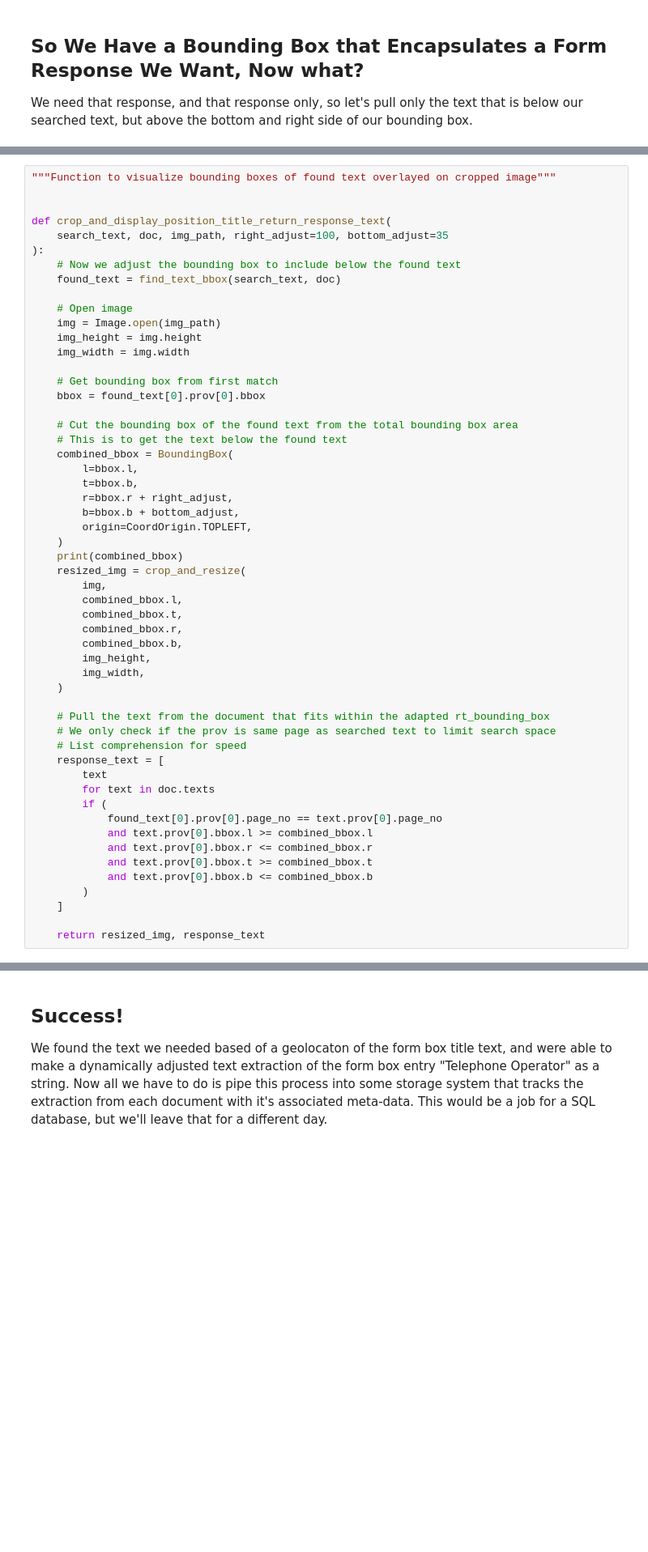
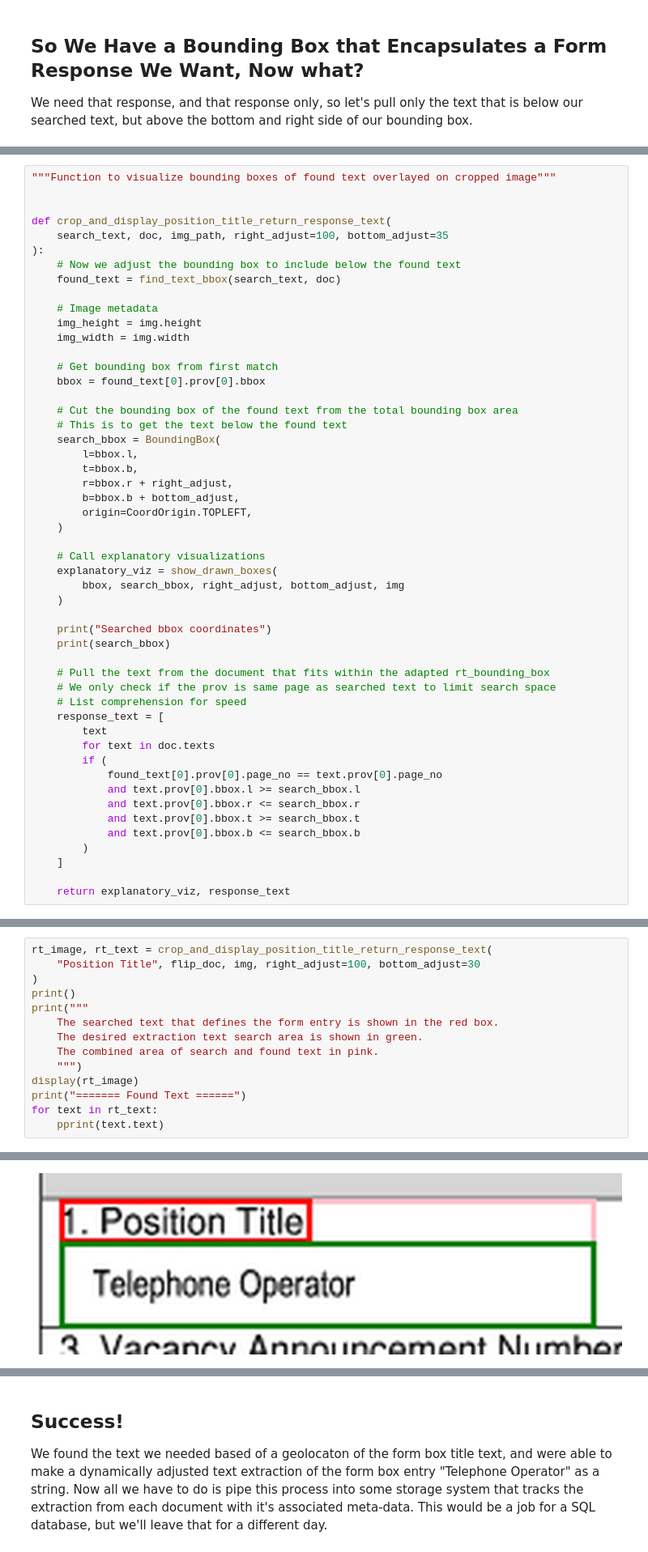
Before and after one commit to JoeHelbing/OCR-VLM-Embedding-Comprehensive-Testing, a Jupyter notebook: docling/Docling_text_extraction.ipynb, the cells around one changed output, grey strips where cells are left out. Shown: that part at 81% size. Saved outputs shown, nothing was run; the diff lists cells and outputs as text; blank space fills up the shorter version.

```diff
--- a/docling/Docling_text_extraction.ipynb
+++ b/docling/Docling_text_extraction.ipynb
@@ -642,8 +643,7 @@ def crop_and_display_position_title_return_response_text(
     # Now we adjust the bounding box to include below the found text
     found_text = find_text_bbox(search_text, doc)
 
-    # Open image
-    img = Image.open(img_path)
+    # Image metadata
     img_height = img.height
     img_width = img.width
 
@@ -652,23 +652,21 @@ def crop_and_display_position_title_return_response_text(
 
     # Cut the bounding box of the found text from the total bounding box area
     # This is to get the text below the found text
-    combined_bbox = BoundingBox(
+    search_bbox = BoundingBox(
         l=bbox.l,
         t=bbox.b,
         r=bbox.r + right_adjust,
         b=bbox.b + bottom_adjust,
         origin=CoordOrigin.TOPLEFT,
     )
-    print(combined_bbox)
-    resized_img = crop_and_resize(
-        img,
-        combined_bbox.l,
-        combined_bbox.t,
-        combined_bbox.r,
-        combined_bbox.b,
-        img_height,
-        img_width,
+
+    # Call explanatory visualizations
+    explanatory_viz = show_drawn_boxes(
+        bbox, search_bbox, right_adjust, bottom_adjust, img
     )
+
+    print("Searched bbox coordinates")
+    print(search_bbox)
 
     # Pull the text from the document that fits within the adapted rt_bounding_box
     # We only check if the prov is same page as searched text to limit search space
@@ -678,11 +676,11 @@ def crop_and_display_position_title_return_response_text(
         for text in doc.texts
         if (
             found_text[0].prov[0].page_no == text.prov[0].page_no
-            and text.prov[0].bbox.l >= combined_bbox.l
-            and text.prov[0].bbox.r <= combined_bbox.r
-            and text.prov[0].bbox.t >= combined_bbox.t
-            and text.prov[0].bbox.b <= combined_bbox.b
+            and text.prov[0].bbox.l >= search_bbox.l
+            and text.prov[0].bbox.r <= search_bbox.r
+            and text.prov[0].bbox.t >= search_bbox.t
+            and text.prov[0].bbox.b <= search_bbox.b
         )
     ]
 
-    return resized_img, response_text
+    return explanatory_viz, response_text
@@ -730,0 +687,15 @@ l=36.17273712158203 t=210.33331298828125 r=224.0 b=240.33331298828125 coord_orig
+# %%
+rt_image, rt_text = crop_and_display_position_title_return_response_text(
+    "Position Title", flip_doc, img, right_adjust=100, bottom_adjust=30
+)
+print()
+print("""
+    The searched text that defines the form entry is shown in the red box.
+    The desired extraction text search area is shown in green.
+    The combined area of search and found text in pink.
+    """)
+display(rt_image)
+print("======= Found Text ======")
+for text in rt_text:
+    pprint(text.text)
+# %% [output]
@@ -730,0 +709 @@ l=36.17273712158203 t=210.33331298828125 r=224.0 b=240.33331298828125 coord_orig
+[figure, added]
```
Also changed, not shown: parts of 41 cells of this notebook.
